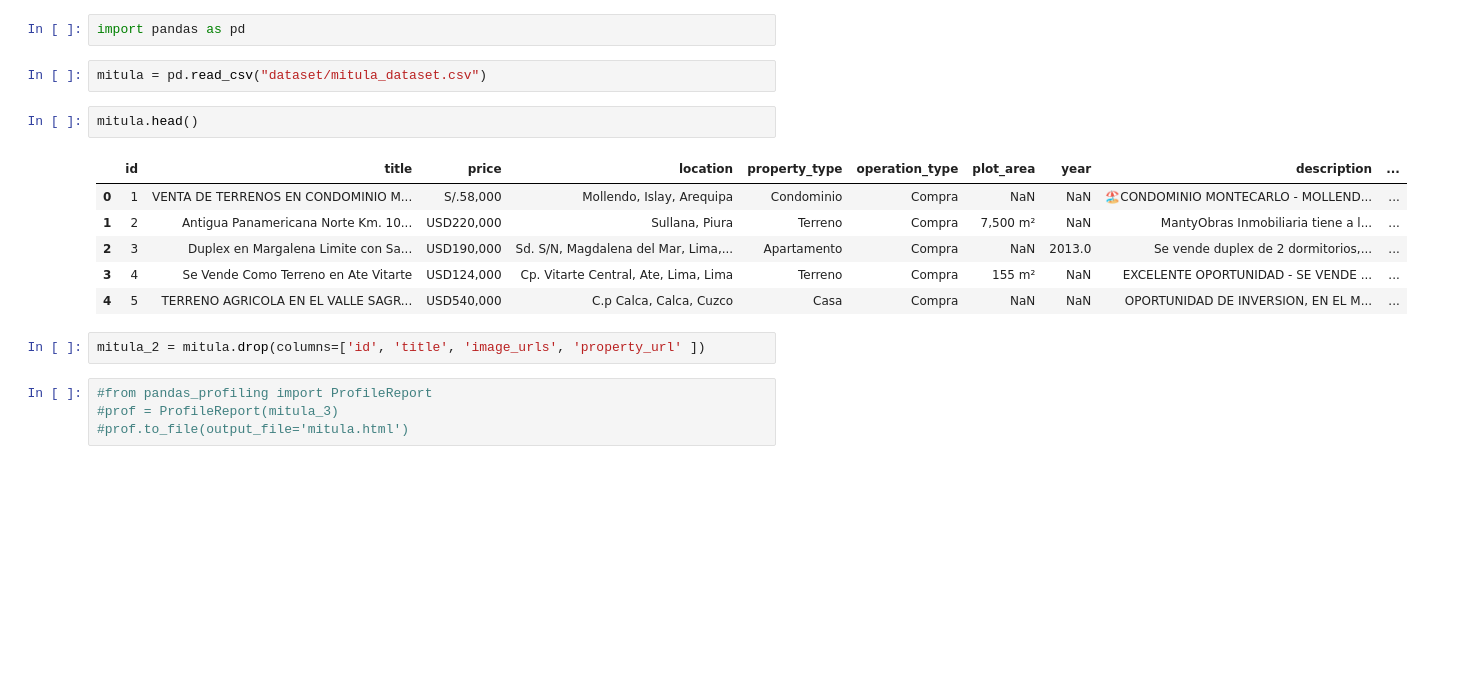
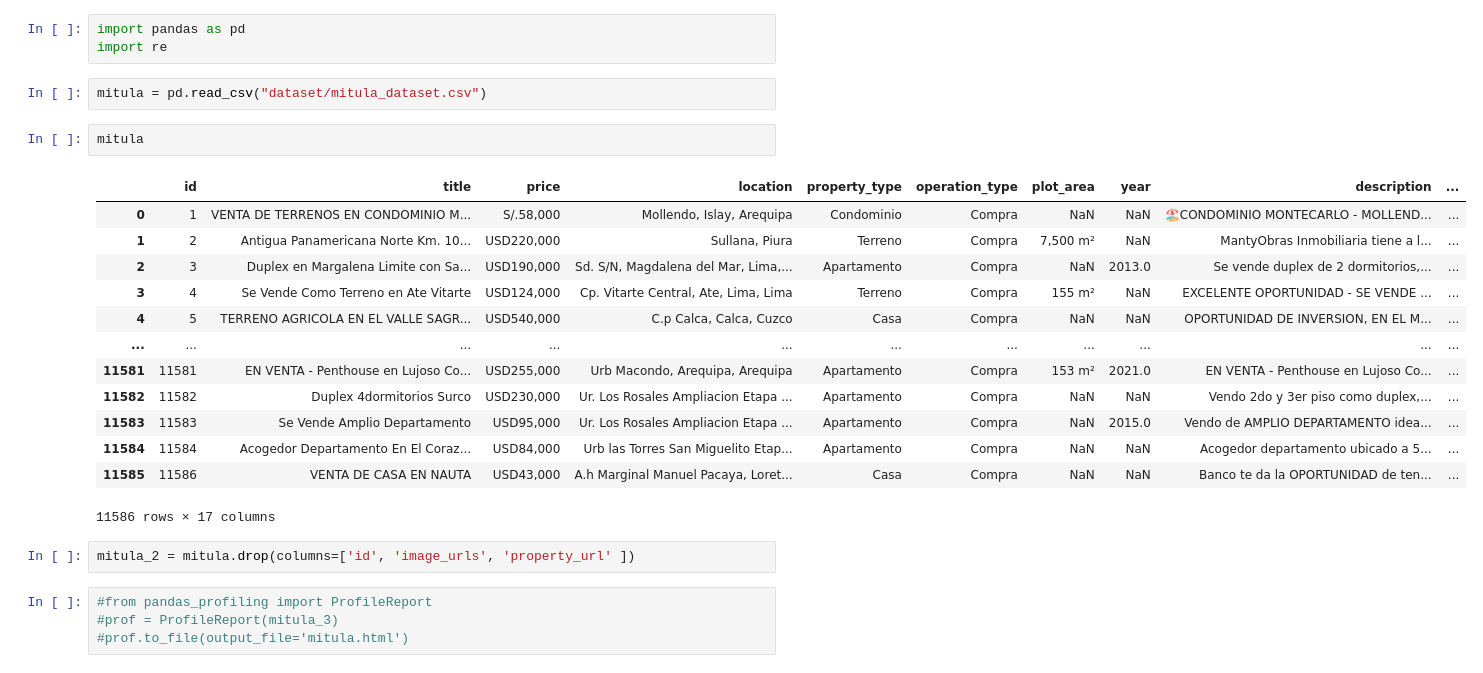
Before and after one commit to HugoGT/Vibi_model, a Jupyter notebook: ETL/mitula_ETL.ipynb, the cells around one changed output. Saved outputs shown, nothing was run; the diff lists cells and outputs as text; blank space fills up the shorter version.

Commit message:
etl  mitula final

```diff
--- a/ETL/mitula_ETL.ipynb
+++ b/ETL/mitula_ETL.ipynb
@@ -1,18 +1,26 @@
 # %%
 import pandas as pd
+import re
 # %%
 mitula = pd.read_csv("dataset/mitula_dataset.csv")
 # %%
-mitula.head()
+mitula
 # %% [output]
 |  | id | title | price | location | property_type | operation_type | plot_area | year | description | ... |
 | 0 | 1 | VENTA DE TERRENOS EN CONDOMINIO M... | S/.58,000 | Mollendo, Islay, Arequipa | Condominio | Compra | NaN | NaN | 🏖️CONDOMINIO MONTECARLO - MOLLEND... | ... |
 | 1 | 2 | Antigua Panamericana Norte Km. 10... | USD220,000 | Sullana, Piura | Terreno | Compra | 7,500 m² | NaN | MantyObras Inmobiliaria tiene a l... | ... |
 | 2 | 3 | Duplex en Margalena Limite con Sa... | USD190,000 | Sd. S/N, Magdalena del Mar, Lima,... | Apartamento | Compra | NaN | 2013.0 | Se vende duplex de 2 dormitorios,... | ... |
 | 3 | 4 | Se Vende Como Terreno en Ate Vitarte | USD124,000 | Cp. Vitarte Central, Ate, Lima, Lima | Terreno | Compra | 155 m² | NaN | EXCELENTE OPORTUNIDAD - SE VENDE ... | ... |
 | 4 | 5 | TERRENO AGRICOLA EN EL VALLE SAGR... | USD540,000 | C.p Calca, Calca, Cuzco | Casa | Compra | NaN | NaN | OPORTUNIDAD DE INVERSION, EN EL M... | ... |
+| ... | ... | ... | ... | ... | ... | ... | ... | ... | ... | ... |
+| 11581 | 11581 | EN VENTA - Penthouse en Lujoso Co... | USD255,000 | Urb Macondo, Arequipa, Arequipa | Apartamento | Compra | 153 m² | 2021.0 | EN VENTA - Penthouse en Lujoso Co... | ... |
+| 11582 | 11582 | Duplex 4dormitorios Surco | USD230,000 | Ur. Los Rosales Ampliacion Etapa ... | Apartamento | Compra | NaN | NaN | Vendo 2do y 3er piso como duplex,... | ... |
+| 11583 | 11583 | Se Vende Amplio Departamento | USD95,000 | Ur. Los Rosales Ampliacion Etapa ... | Apartamento | Compra | NaN | 2015.0 | Vendo de AMPLIO DEPARTAMENTO idea... | ... |
+| 11584 | 11584 | Acogedor Departamento En El Coraz... | USD84,000 | Urb las Torres San Miguelito Etap... | Apartamento | Compra | NaN | NaN | Acogedor departamento ubicado a 5... | ... |
+| 11585 | 11586 | VENTA DE CASA EN NAUTA | USD43,000 | A.h Marginal Manuel Pacaya, Loret... | Casa | Compra | NaN | NaN | Banco te da la OPORTUNIDAD de ten... | ... |
+11586 rows × 17 columns
 # %%
-mitula_2 = mitula.drop(columns=['id', 'title', 'image_urls', 'property_url' ])
+mitula_2 = mitula.drop(columns=['id', 'image_urls', 'property_url' ])
 # %%
 #from pandas_profiling import ProfileReport
 #prof = ProfileReport(mitula_3)
```
Also changed, not shown: parts of 63 cells of this notebook.
